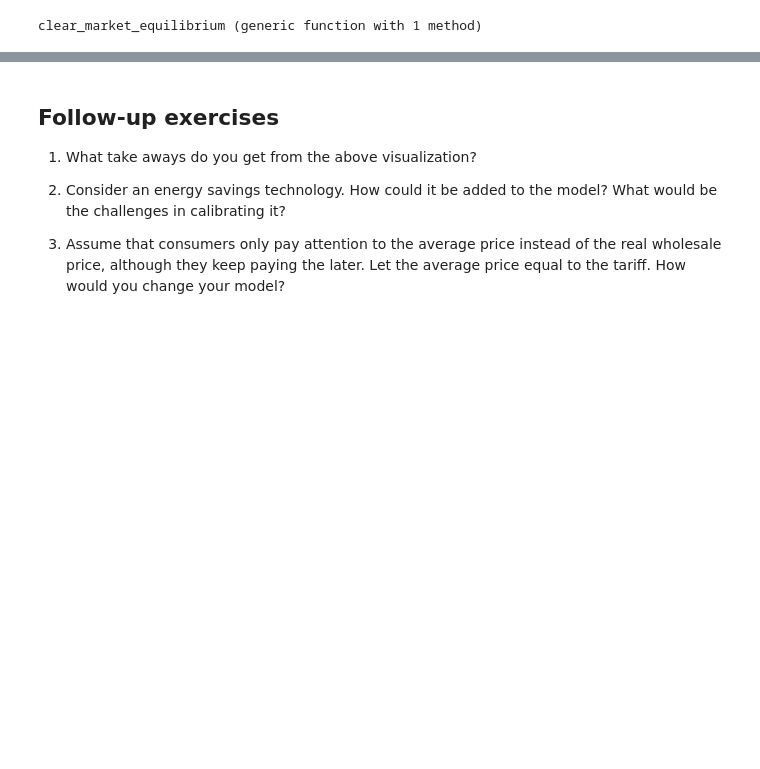
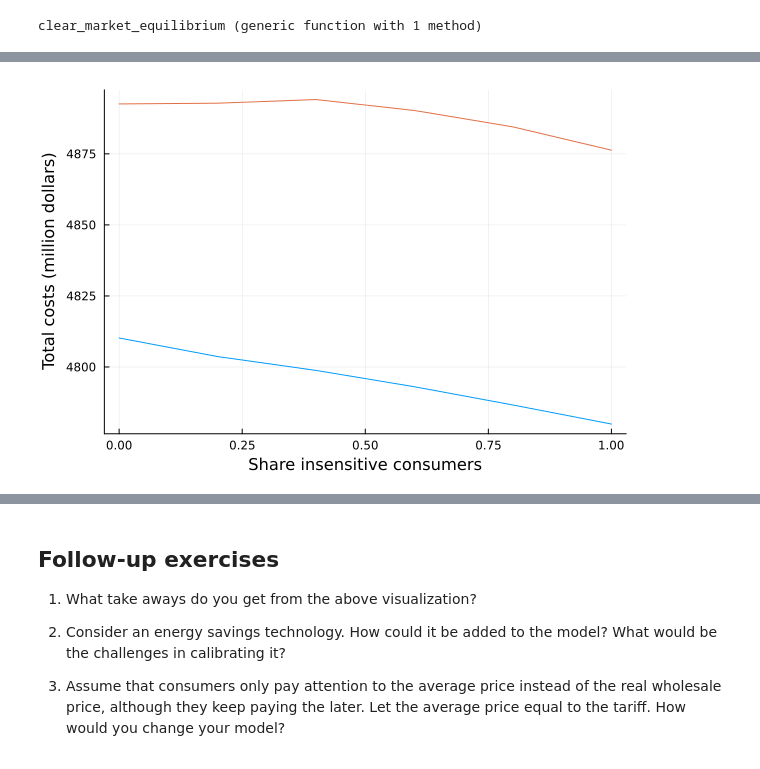
Before and after one commit to mreguant/em-course, a Jupyter notebook: materials/day4/day4.ipynb, the cells around one changed output, grey strips where cells are left out. Drawn from its saved outputs; the diff is of its cells as text; code cells hidden in the pictures; blank space fills up the shorter version.

Commit message:
adding investment results to insensitive consumers

```diff
--- a/materials/day4/day4.ipynb
+++ b/materials/day4/day4.ipynb
@@ -363,0 +366,13 @@ histogram(res_sen["price"], weights=dfclust.weights)
+# %%
+let
+
+    tax1 = dataPolicy[dataPolicy.tax.==15.0,:]
+    tax2 = dataPolicy[dataPolicy.tax.==20.0,:]
+
+    plot(tax1.alpha, tax1.total_cost, legend = false)
+    plot!(tax2.alpha, tax2.total_cost, legend = false)
+    plot!(xlab="Share insensitive consumers",ylab="Total costs (million dollars)")
+
+end
+# %% [output]
+[figure, added]
```
Also changed, not shown: parts of 18 cells of this notebook, 1 other file.
